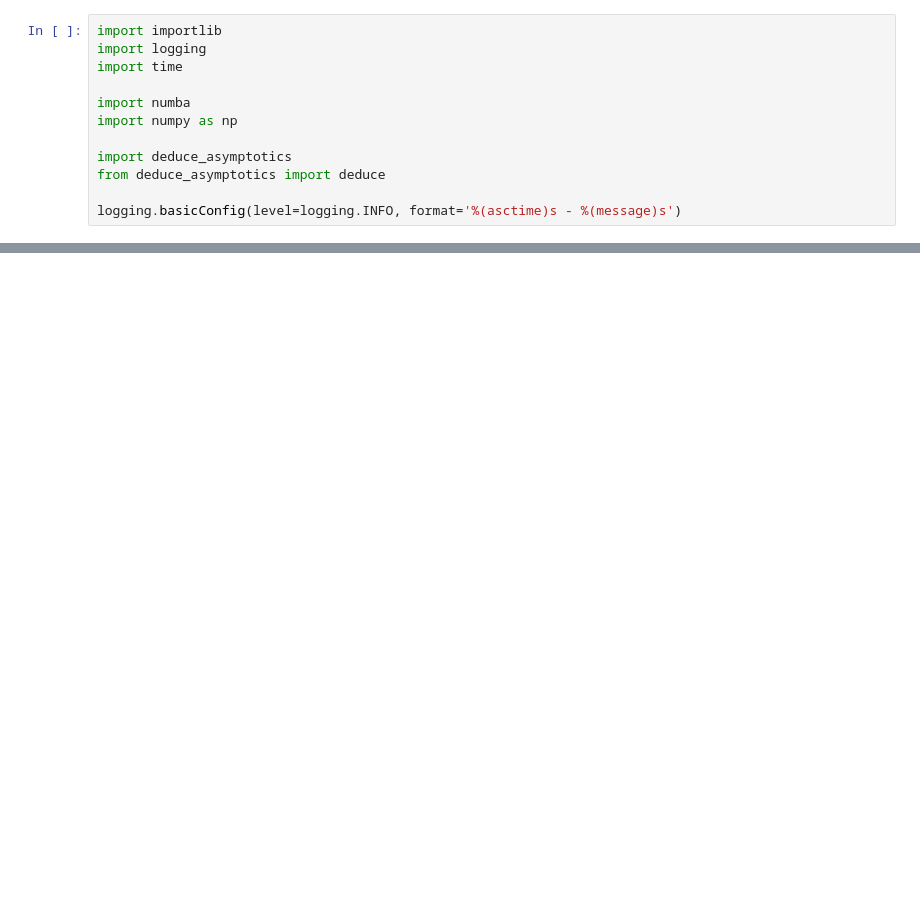
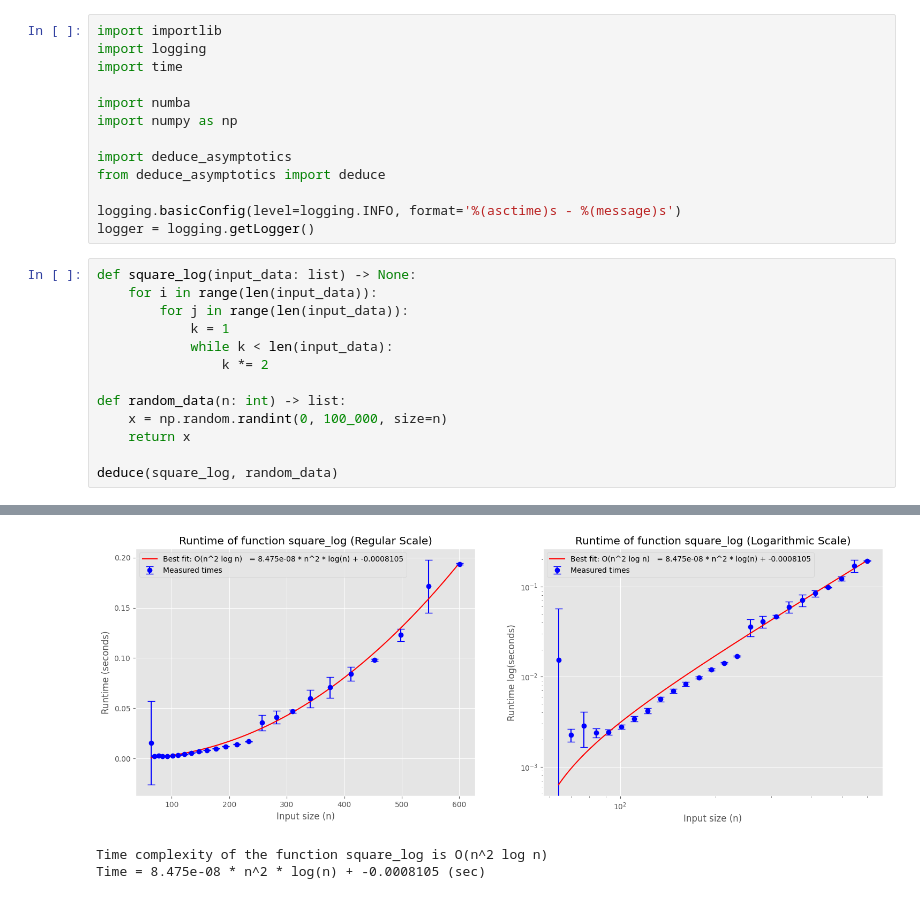
Before and after one commit to mkhlyzov/deduce_asymptotics, a Jupyter notebook: examples/example_1.ipynb, the cells around one changed output, grey strips where cells are left out. Cells and saved outputs as stored; diff of their text form; blank space fills up the shorter version.

```diff
--- a/examples/example_1.ipynb
+++ b/examples/example_1.ipynb
@@ -10,3 +10,18 @@ import deduce_asymptotics
 from deduce_asymptotics import deduce
 
 logging.basicConfig(level=logging.INFO, format='%(asctime)s - %(message)s')
+logger = logging.getLogger()
+# %%
+def square_log(input_data: list) -> None:
+    for i in range(len(input_data)):
+        for j in range(len(input_data)):
+            k = 1
+            while k < len(input_data):
+                k *= 2
+
+def random_data(n: int) -> list:
+    x = np.random.randint(0, 100_000, size=n)
+    return x
+
+deduce(square_log, random_data)
+# %% [output]
@@ -13 +45,4 @@ logging.basicConfig(level=logging.INFO, format='%(asctime)s - %(message)s')
+[figure, added]
+Time complexity of the function square_log is O(n^2 log n)
+Time = 8.475e-08 * n^2 * log(n) + -0.0008105 (sec)
 # %%
```
Also changed, not shown: parts of 5 cells of this notebook.
